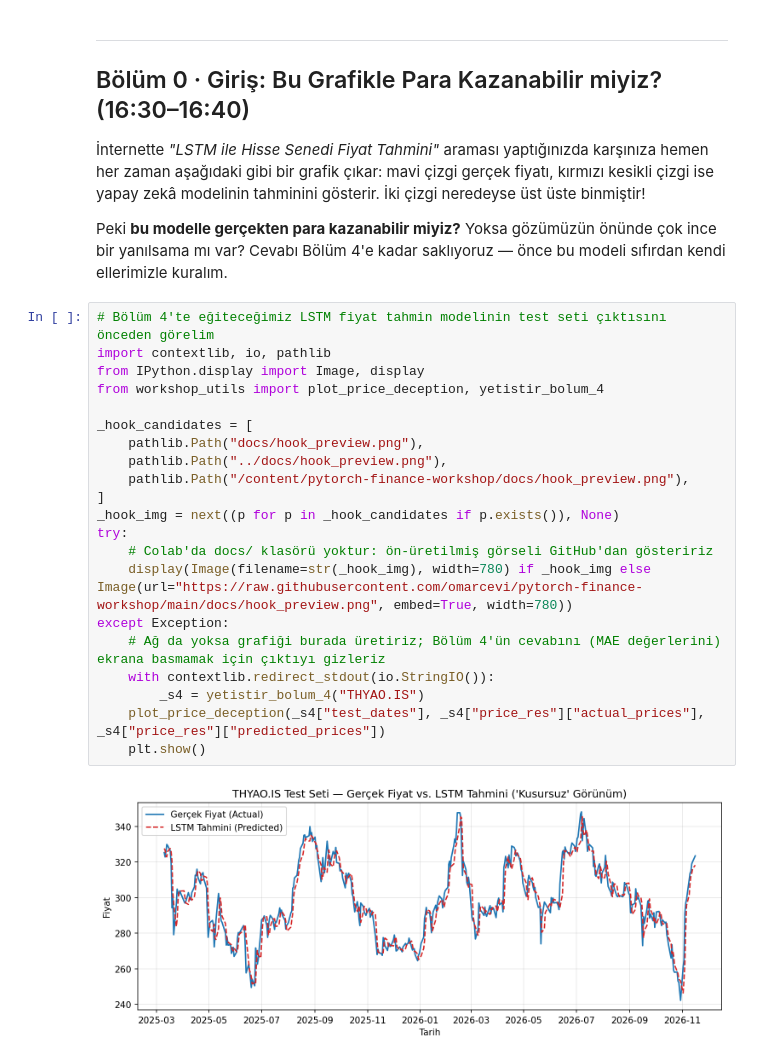
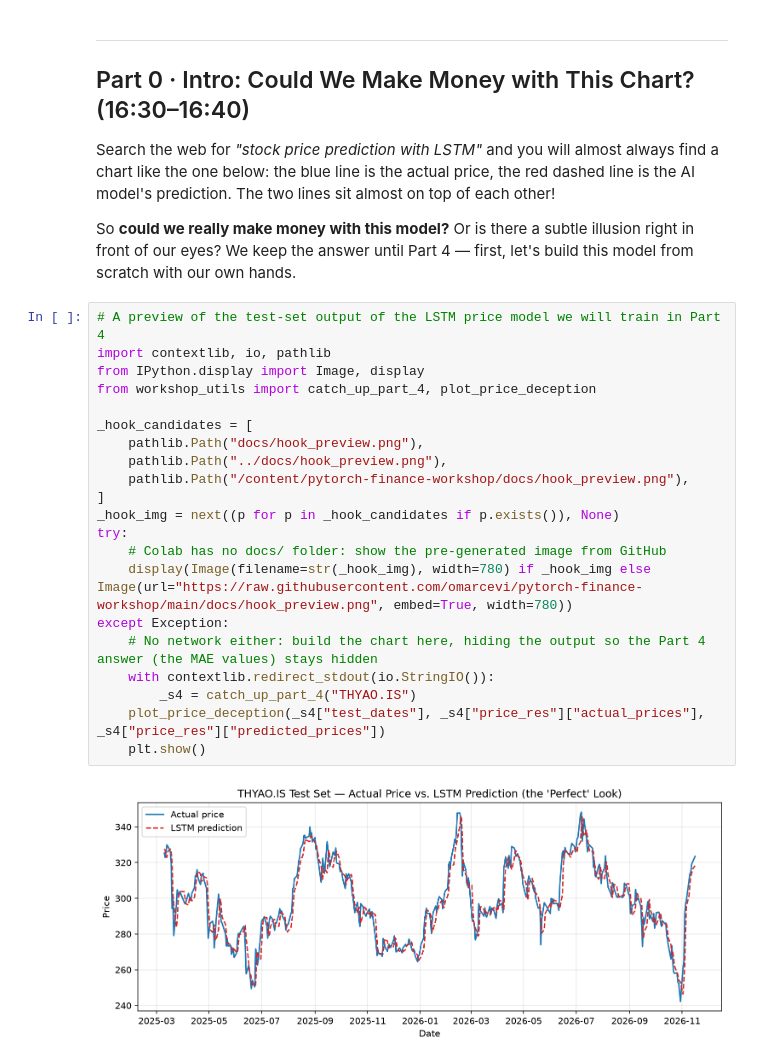
Before and after one commit to omarcevi/pytorch-finance-workshop, a Jupyter notebook: notebooks/workshop_solution.ipynb, the cells around one changed output. Cells and saved outputs as stored; diff of their text form.

```diff
--- a/notebooks/workshop_solution.ipynb
+++ b/notebooks/workshop_solution.ipynb
@@ -67,32 +67,32 @@ PyTorch sürümü: 2.14.1+cu130 | Cihaz: CPU
 # %% [markdown]
 ---
-## Bölüm 0 · Giriş: Bu Grafikle Para Kazanabilir miyiz? (16:30–16:40)
+## Part 0 · Intro: Could We Make Money with This Chart? (16:30–16:40)
 
-İnternette *"LSTM ile Hisse Senedi Fiyat Tahmini"* araması yaptığınızda karşınıza hemen her zaman aşağıdaki gibi bir grafik çıkar: mavi çizgi gerçek fiyatı, kırmızı kesikli çizgi ise yapay zekâ modelinin tahminini gösterir. İki çizgi neredeyse üst üste binmiştir!
+Search the web for *"stock price prediction with LSTM"* and you will almost always find a chart like the one below: the blue line is the actual price, the red dashed line is the AI model's prediction. The two lines sit almost on top of each other!
 
-Peki **bu modelle gerçekten para kazanabilir miyiz?** Yoksa gözümüzün önünde çok ince bir yanılsama mı var? Cevabı Bölüm 4'e kadar saklıyoruz — önce bu modeli sıfırdan kendi ellerimizle kuralım.
+So **could we really make money with this model?** Or is there a subtle illusion right in front of our eyes? We keep the answer until Part 4 — first, let's build this model from scratch with our own hands.
 # %%
-# Bölüm 4'te eğiteceğimiz LSTM fiyat tahmin modelinin test seti çıktısını önceden görelim
+# A preview of the test-set output of the LSTM price model we will train in Part 4
 import contextlib, io, pathlib
 from IPython.display import Image, display
-from workshop_utils import plot_price_deception, yetistir_bolum_4
+from workshop_utils import catch_up_part_4, plot_price_deception
 
 _hook_candidates = [
     pathlib.Path("docs/hook_preview.png"),
     pathlib.Path("../docs/hook_preview.png"),
     pathlib.Path("/content/pytorch-finance-workshop/docs/hook_preview.png"),
 ]
 _hook_img = next((p for p in _hook_candidates if p.exists()), None)
 try:
-    # Colab'da docs/ klasörü yoktur: ön-üretilmiş görseli GitHub'dan gösteririz
+    # Colab has no docs/ folder: show the pre-generated image from GitHub
     display(Image(filename=str(_hook_img), width=780) if _hook_img else Image(url="https://raw.githubusercontent.com/omarcevi/pytorch-finance-workshop/main/docs/hook_preview.png", embed=True, width=780))
 except Exception:
-    # Ağ da yoksa grafiği burada üretiriz; Bölüm 4'ün cevabını (MAE değerlerini) ekrana basmamak için çıktıyı gizleriz
+    # No network either: build the chart here, hiding the output so the Part 4 answer (the MAE values) stays hidden
     with contextlib.redirect_stdout(io.StringIO()):
-        _s4 = yetistir_bolum_4("THYAO.IS")
+        _s4 = catch_up_part_4("THYAO.IS")
     plot_price_deception(_s4["test_dates"], _s4["price_res"]["actual_prices"], _s4["price_res"]["predicted_prices"])
     plt.show()
 # %% [output]
-[figure, old version]
+[figure, new version]
 # %% [markdown]
 ---
```
Also changed, not shown: parts of 53 cells of this notebook, 22 other files.
